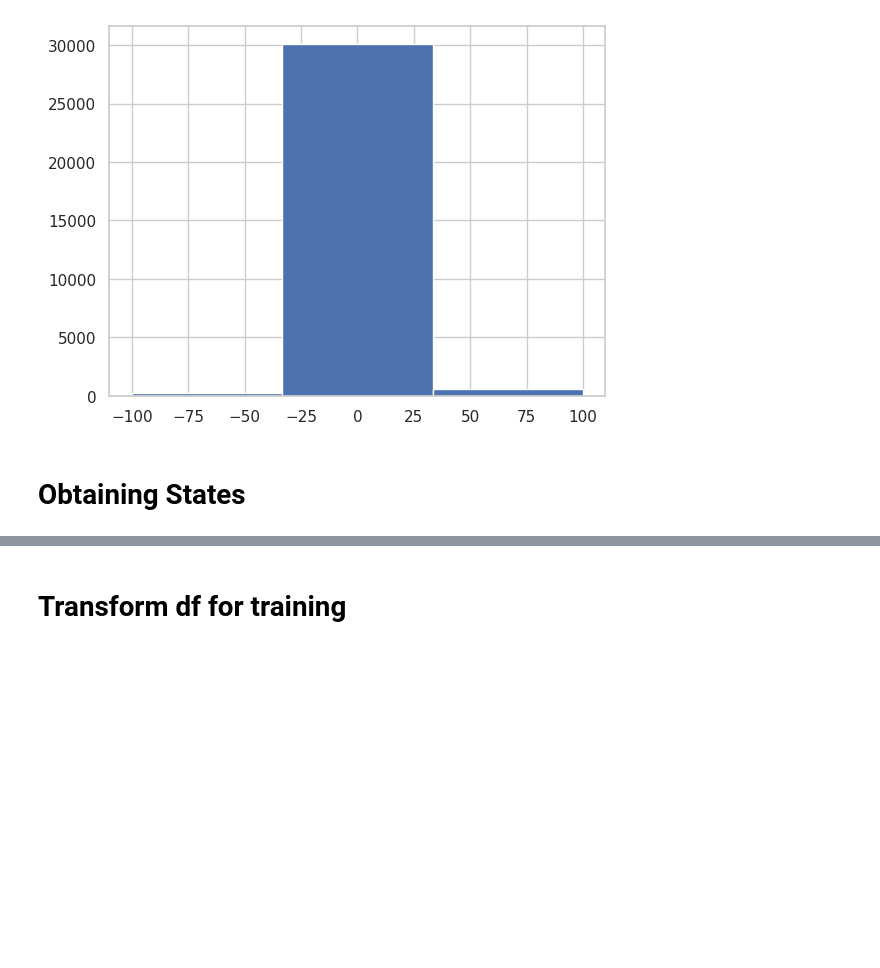
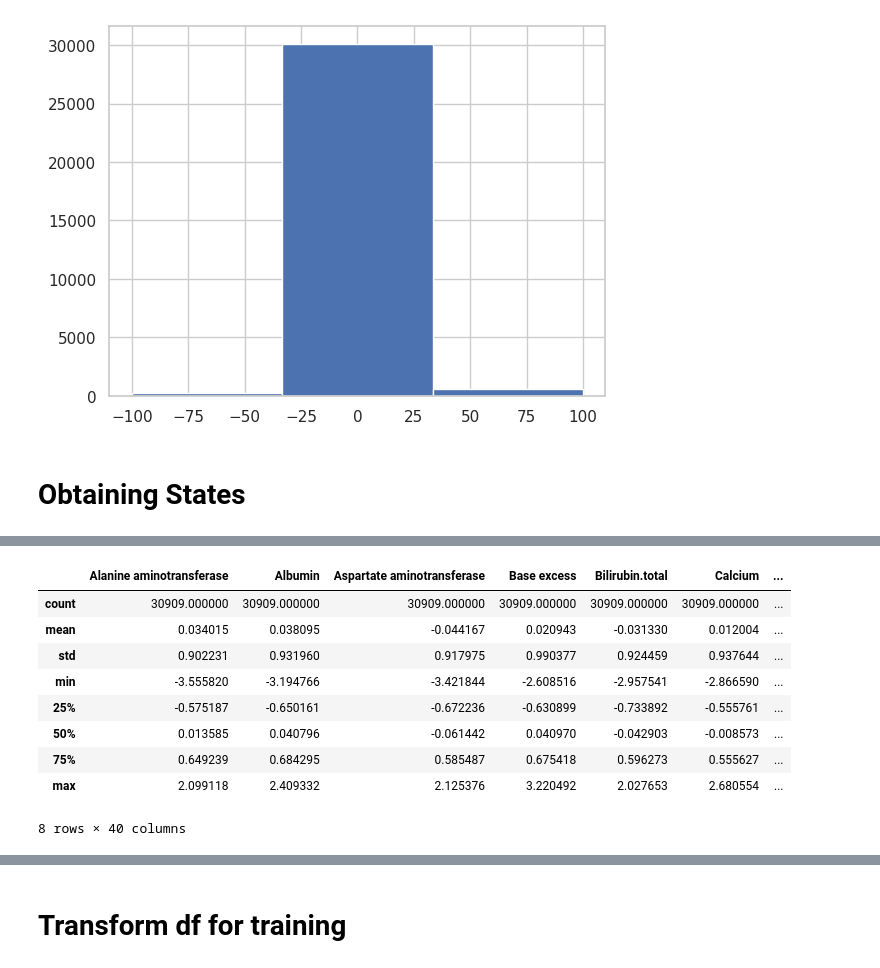
Before and after one commit to AveraGE0/MLRFH, a Jupyter notebook: notebooks/rl_states_qlearning.ipynb, the cells around one changed output, grey strips where cells are left out. Cells and saved outputs as stored; diff of their text form; code cells hidden in the pictures; blank space fills up the shorter version.

```diff
--- a/notebooks/rl_states_qlearning.ipynb
+++ b/notebooks/rl_states_qlearning.ipynb
@@ -821,0 +810,3 @@ Warning: Total number of columns (49) exceeds max_columns (30). Falling back to
+# %%
+df_train_clust.describe()
+# %% [output]
@@ -821,0 +814,10 @@ Warning: Total number of columns (49) exceeds max_columns (30). Falling back to
+|  | Alanine aminotransferase | Albumin | Aspartate aminotransferase | Base excess | Bilirubin.total | Calcium | ... |
+| count | 30909.000000 | 30909.000000 | 30909.000000 | 30909.000000 | 30909.000000 | 30909.000000 | ... |
+| mean | 0.034015 | 0.038095 | -0.044167 | 0.020943 | -0.031330 | 0.012004 | ... |
+| std | 0.902231 | 0.931960 | 0.917975 | 0.990377 | 0.924459 | 0.937644 | ... |
+| min | -3.555820 | -3.194766 | -3.421844 | -2.608516 | -2.957541 | -2.866590 | ... |
+| 25% | -0.575187 | -0.650161 | -0.672236 | -0.630899 | -0.733892 | -0.555761 | ... |
+| 50% | 0.013585 | 0.040796 | -0.061442 | 0.040970 | -0.042903 | -0.008573 | ... |
+| 75% | 0.649239 | 0.684295 | 0.585487 | 0.675418 | 0.596273 | 0.555627 | ... |
+| max | 2.099118 | 2.409332 | 2.125376 | 3.220492 | 2.027653 | 2.680554 | ... |
+8 rows × 40 columns
```
Also changed, not shown: parts of 19 cells of this notebook.
